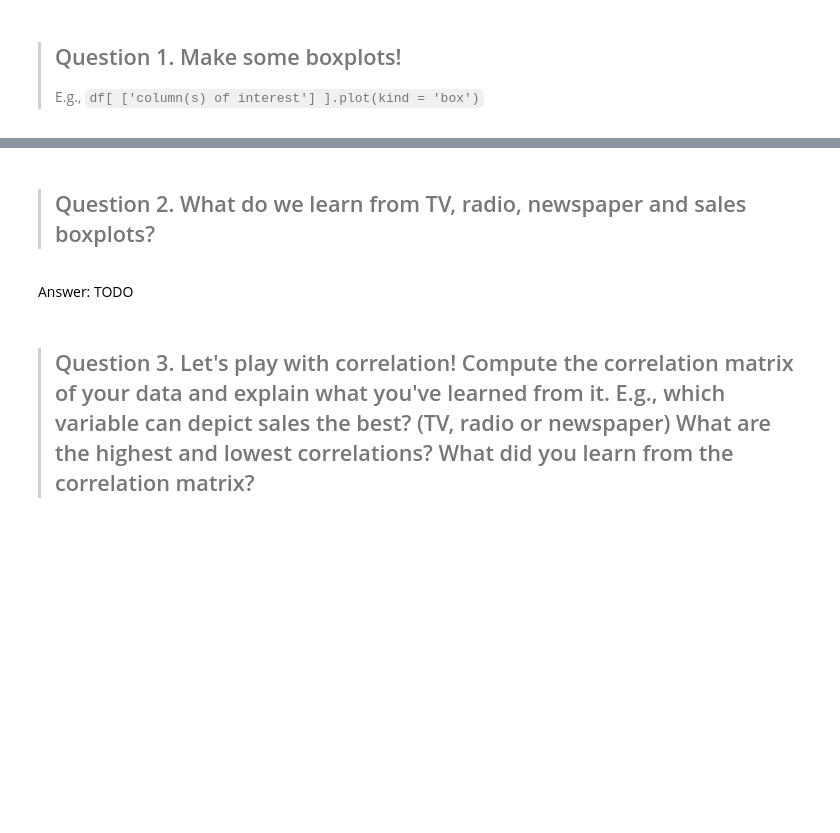
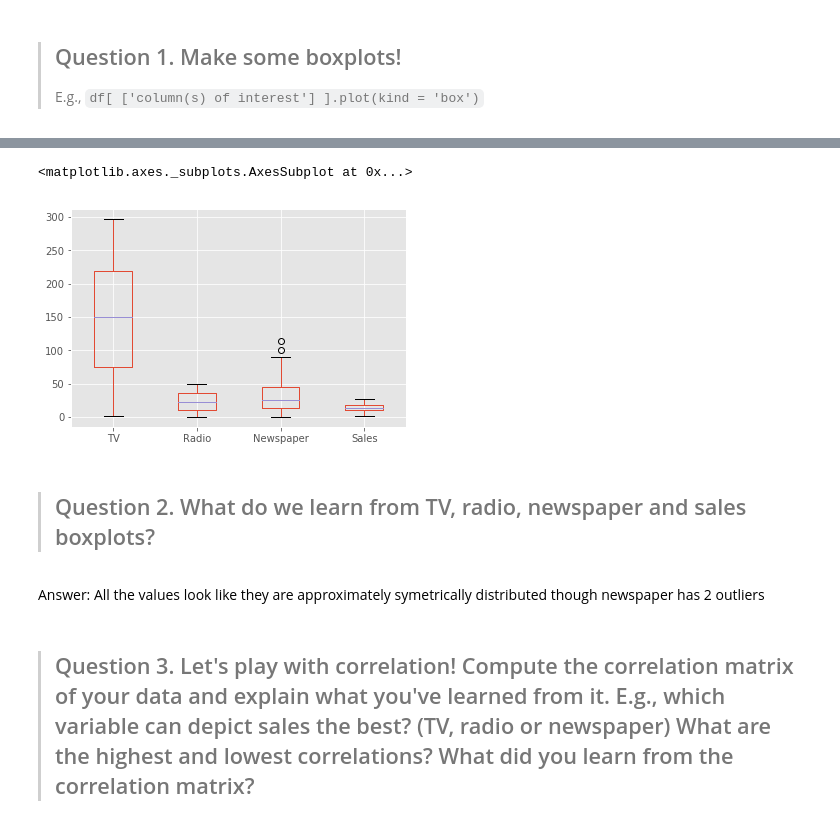
Before and after one commit to yangliu222/DS-SF-42, a Jupyter notebook: classes/03/notebooks/assignment-03-exploratory-data-analysis-starter-code.ipynb, the cells around one changed output, grey strips where cells are left out. Cells and saved outputs as stored; diff of their text form; code cells hidden in the pictures; blank space fills up the shorter version.

```diff
--- a/classes/03/notebooks/assignment-03-exploratory-data-analysis-starter-code.ipynb
+++ b/classes/03/notebooks/assignment-03-exploratory-data-analysis-starter-code.ipynb
@@ -34,6 +40,13 @@ df.head()
+# %%
+df.plot(kind = 'box')
+
+#if you want to plot everything, you don't have to specify the column names
+# %% [output]
+<matplotlib.axes._subplots.AxesSubplot at 0x...>
+[figure, added]
 # %% [markdown]
 > ## Question 2.  What do we learn from TV, radio, newspaper and sales boxplots?
-# %% [markdown]
-Answer: TODO
+# %% [markdown]
+Answer: All the values look like they are approximately symetrically distributed though newspaper has 2 outliers
 # %% [markdown]
 > ## Question 3.  Let's play with correlation!  Compute the correlation matrix of your data and explain what you've learned from it.  E.g., which variable can depict sales the best?  (TV, radio or newspaper)  What are the highest and lowest correlations?  What did you learn from the correlation matrix?
```
Also changed, not shown: parts of 19 cells of this notebook, 17 other files.
